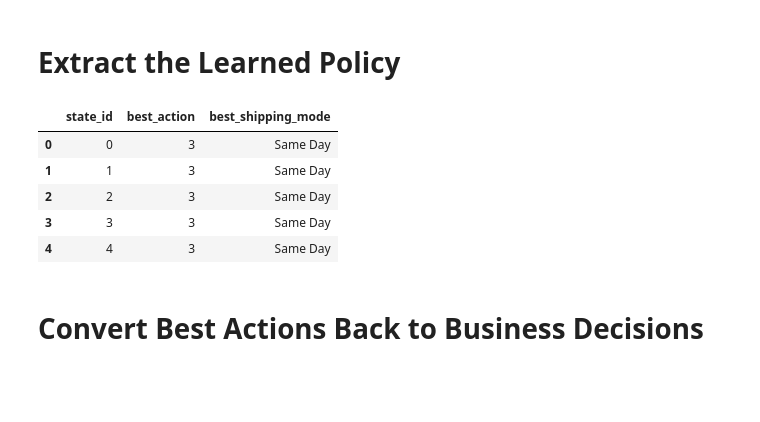
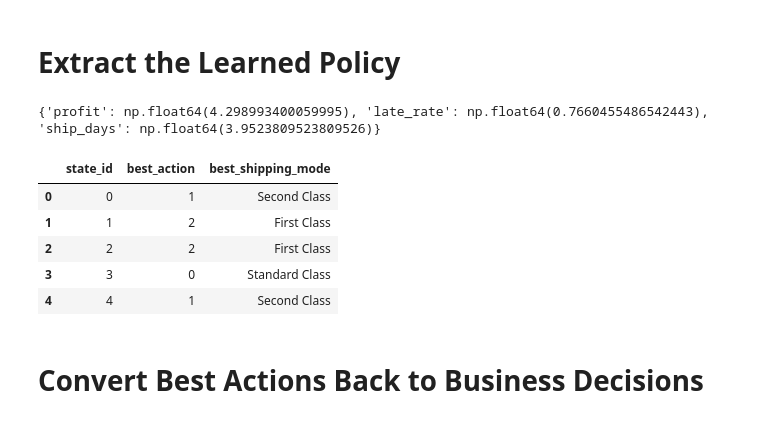
Before and after one commit to Jasonmiller513/Dissertation, a Jupyter notebook: First Test WA.ipynb, the cells around one changed output. Drawn from its saved outputs; the diff is of its cells as text; code cells hidden in the pictures; blank space fills up the shorter version.

```diff
--- a/First Test WA.ipynb
+++ b/First Test WA.ipynb
@@ -1286,3 +1281,20 @@ def calculate_reward(row):
+# %%
+PROFIT_WEIGHT = 3.0
+LATE_PENALTY = 2.0
+TIME_PENALTY = 0.25
+
+def calculate_reward(row):
+    profit = row["Order Profit Per Order"]
+    late = row["Late_delivery_risk"]
+    ship_time = row["Days for shipping (real)"]
+
+    reward = (
+        PROFIT_WEIGHT * profit
+        - LATE_PENALTY * late
+        - TIME_PENALTY * ship_time
+    )
+
+    return reward
 # %% [markdown]
 # Initialize Q-Table
 # %%
@@ -1298,0 +1330,5 @@ episodes = 500
+# %%
+state_lookup = {
+    state: group
+    for state, group in train_df.groupby('state_id')
+}
@@ -1361,26 +1490,36 @@ Episode 490: Reward=-288017.53
 # %% [markdown]
 # Extract the Learned Policy
+# %%
+best_action_id = np.argmax(Q[state])
+
+# Map the action ID back to the shipping mode name
+recommended_shipping_mode = shipping_modes[best_action_id]
+
+# Now use the shipping mode name to get the details from action_lookup
+recommended_route_details = action_lookup[recommended_shipping_mode]
+
+print(recommended_route_details)
+# %% [output]
+{'profit': np.float64(4.298993400059995), 'late_rate': np.float64(0.7660455486542443), 'ship_days': np.float64(3.9523809523809526)}
 # %%
-best_action = np.argmax(Q, axis=1)
-
 policy_df = pd.DataFrame({
-    'state_id': np.arange(num_states),
-    'best_action': best_action
+    'state_id': np.arange(n_states),
+    'best_action': np.argmax(Q, axis=1) # Get best action for each state
 })
 
 policy_df['best_shipping_mode'] = (
     policy_df['best_action']
-      .map(dict(enumerate(actions)))
+      .map(dict(enumerate(shipping_modes))) # Use shipping_modes instead of actions
 )
 
 policy_df.head()
 # %% [output]
 |  | state_id | best_action | best_shipping_mode |
-| 0 | 0 | 3 | Same Day |
-| 1 | 1 | 3 | Same Day |
-| 2 | 2 | 3 | Same Day |
-| 3 | 3 | 3 | Same Day |
-| 4 | 4 | 3 | Same Day |
+| 0 | 0 | 1 | Second Class |
+| 1 | 1 | 2 | First Class |
+| 2 | 2 | 2 | First Class |
+| 3 | 3 | 0 | Standard Class |
+| 4 | 4 | 1 | Second Class |
 # %% [markdown]
 # Convert Best Actions Back to Business Decisions
 # %%
```
Also changed, not shown: parts of 23 cells of this notebook.
